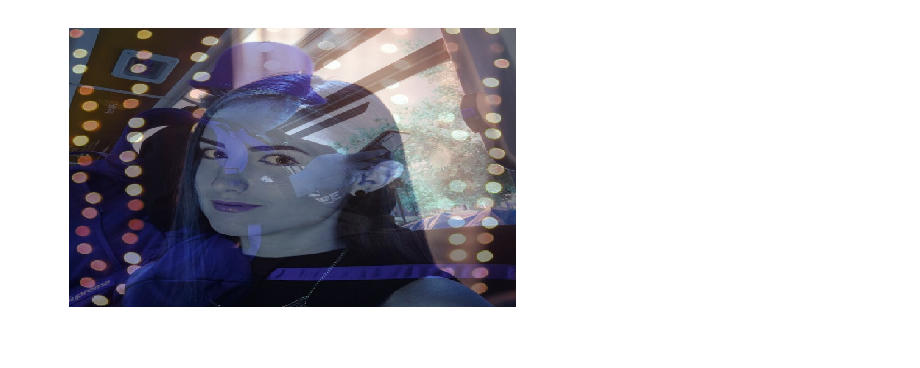
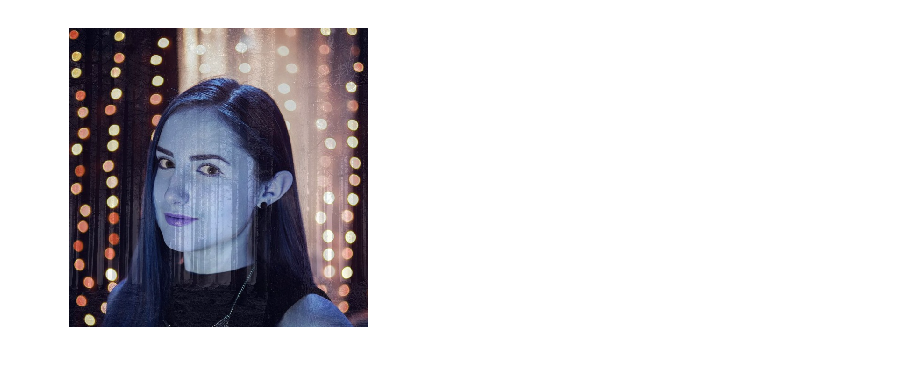
Before and after one commit to yustiks/photolab_2, a Jupyter notebook: image_mixing.ipynb, the cells around one changed output. Drawn from its saved outputs; the diff is of its cells as text; code cells hidden in the pictures.

```diff
--- a/image_mixing.ipynb
+++ b/image_mixing.ipynb
@@ -3,48 +3,44 @@
 # %%
 from PIL import Image
 import cv2
+from matplotlib import pyplot as plt
 
 # Function to change the image size
 def changeImageSize(maxWidth,
                     maxHeight,
                     image):
     widthRatio = maxWidth / image.size[0]
     heightRatio = maxHeight / image.size[1]
 
     newWidth = int(widthRatio * image.size[0])
     newHeight = int(heightRatio * image.size[1])
 
     newImage = image.resize((newWidth, newHeight))
     return newImage
 
 
 # Take two images
 image1 = Image.open("alena.png")
-image2 = Image.open("me.png")
+image2 = Image.open("tree.jpg")
+width1, height1 = image1.size
+width2, height2 = image2.size
 
 # Make the sizes of images uniform
-image3 = changeImageSize(800, 500, image1)
-image4 = changeImageSize(800, 500, image2)
+image3 = changeImageSize(width1, height1, image1)
+image4 = changeImageSize(width1, height1, image2)
 
 # Make sure the images have alpha channels
 image3.putalpha(1)
 image4.putalpha(1)
 
+for i in range(11):
 # Do an alpha composite of image4 over image3
-alphaComposited = Image.alpha_composite(image3, image4)
-# alphaBlended = Image.blend(image4, image3,.1)
-# alphaBlended.show()
+#alphaComposited = Image.alpha_composite(image3, image4)
+  alpha = i/10
+  alphaBlended = Image.blend(image4, image3, alpha)
+  alphaBlended.show()
 
 # Display the alpha composited image
-alphaComposited.save('alphaComposited.png', "png")
-from matplotlib import pyplot as plt
-
-# Load in Grayscale
-img = cv2.imread('alphaComposited.png')
-
-
-plt.imshow(img)
-plt.axis('off')
-plt.show()
+  alphaBlended.save('/content/gdrive/My Drive/in/alphaComposited' + str(i) + '.png')
 # %% [output]
-[figure, old version]
+[figure, new version]
```
Also changed, not shown: parts of 4 cells of this notebook.
